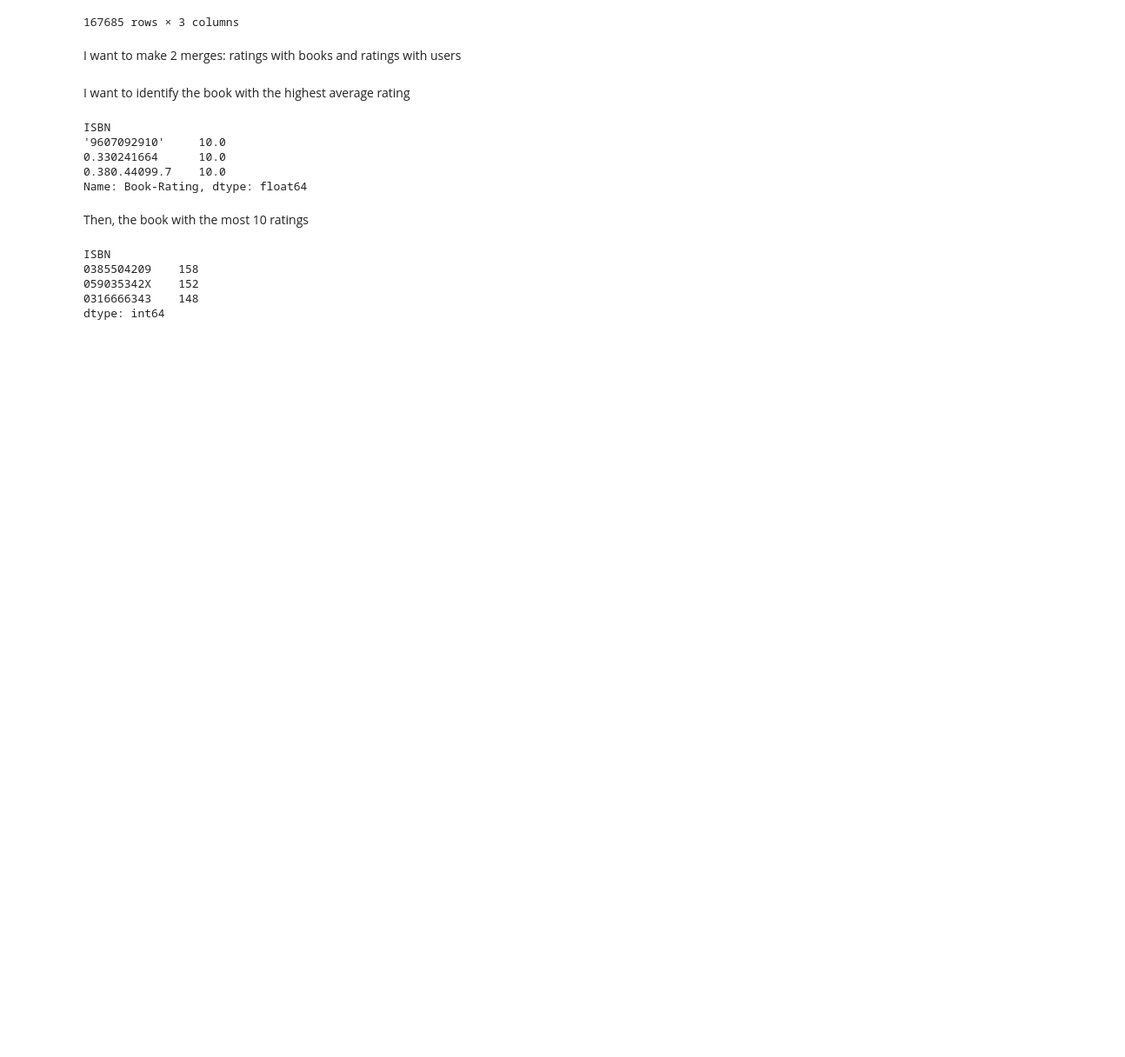
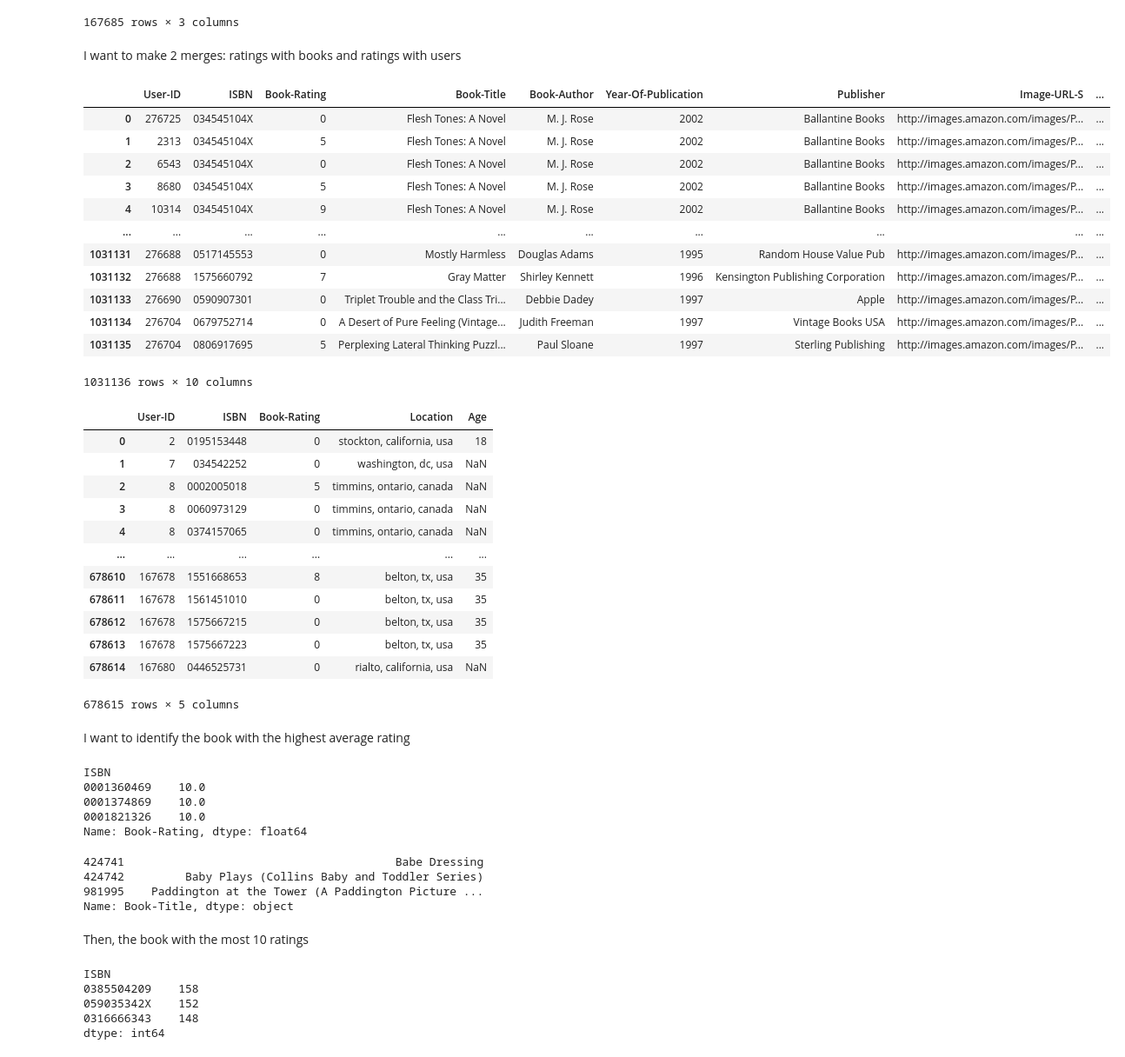
Before and after one commit to CalinZavoi/Book_Store, a Jupyter notebook: Zavoi_Calin_project.ipynb, the cells around one changed output. Shown at 87% size. Cells and saved outputs as stored; diff of their text form; code cells hidden in the pictures; blank space fills up the shorter version.

Commit message:
Obtain book titles

```diff
--- a/Zavoi_Calin_project.ipynb
+++ b/Zavoi_Calin_project.ipynb
@@ -158,5 +158,51 @@ display(users)
 167685 rows × 3 columns
 # %% [markdown]
 I want to make 2 merges: ratings with books and ratings with users
+# %%
+def merge_unique_col(left_df, right_df, left_index, right_index):
+
+  merged_df = left_df.merge(right_df, left_on=left_index, right_on = right_index, suffixes=('', '_remove'))
+
+  merged_df.drop(
+              [i for i in merged_df.columns if 'remove' in i],
+               axis=1, inplace=True
+               )
+
+  return merged_df
+
+ratings_books = merge_unique_col(ratings, books, 'ISBN', 'ISBN')
+
+display(ratings_books)
+
+ratings_users = merge_unique_col(ratings, users, 'User-ID', 'User-ID')
+
+display(ratings_users)
+# %% [output]
+|  | User-ID | ISBN | Book-Rating | Book-Title | Book-Author | Year-Of-Publication | Publisher | Image-URL-S | ... |
+| 0 | 276725 | 034545104X | 0 | Flesh Tones: A Novel | M. J. Rose | 2002 | Ballantine Books | http://images.amazon.com/images/P... | ... |
+| 1 | 2313 | 034545104X | 5 | Flesh Tones: A Novel | M. J. Rose | 2002 | Ballantine Books | http://images.amazon.com/images/P... | ... |
+| 2 | 6543 | 034545104X | 0 | Flesh Tones: A Novel | M. J. Rose | 2002 | Ballantine Books | http://images.amazon.com/images/P... | ... |
+| 3 | 8680 | 034545104X | 5 | Flesh Tones: A Novel | M. J. Rose | 2002 | Ballantine Books | http://images.amazon.com/images/P... | ... |
+| 4 | 10314 | 034545104X | 9 | Flesh Tones: A Novel | M. J. Rose | 2002 | Ballantine Books | http://images.amazon.com/images/P... | ... |
+| ... | ... | ... | ... | ... | ... | ... | ... | ... | ... |
+| 1031131 | 276688 | 0517145553 | 0 | Mostly Harmless | Douglas Adams | 1995 | Random House Value Pub | http://images.amazon.com/images/P... | ... |
+| 1031132 | 276688 | 1575660792 | 7 | Gray Matter | Shirley Kennett | 1996 | Kensington Publishing Corporation | http://images.amazon.com/images/P... | ... |
+| 1031133 | 276690 | 0590907301 | 0 | Triplet Trouble and the Class Tri... | Debbie Dadey | 1997 | Apple | http://images.amazon.com/images/P... | ... |
+| 1031134 | 276704 | 0679752714 | 0 | A Desert of Pure Feeling (Vintage... | Judith Freeman | 1997 | Vintage Books USA | http://images.amazon.com/images/P... | ... |
+| 1031135 | 276704 | 0806917695 | 5 | Perplexing Lateral Thinking Puzzl... | Paul Sloane | 1997 | Sterling Publishing | http://images.amazon.com/images/P... | ... |
+1031136 rows × 10 columns
+|  | User-ID | ISBN | Book-Rating | Location | Age |
+| 0 | 2 | 0195153448 | 0 | stockton, california, usa | 18 |
+| 1 | 7 | 034542252 | 0 | washington, dc, usa | NaN |
+| 2 | 8 | 0002005018 | 5 | timmins, ontario, canada | NaN |
+| 3 | 8 | 0060973129 | 0 | timmins, ontario, canada | NaN |
+| 4 | 8 | 0374157065 | 0 | timmins, ontario, canada | NaN |
+| ... | ... | ... | ... | ... | ... |
+| 678610 | 167678 | 1551668653 | 8 | belton, tx, usa | 35 |
+| 678611 | 167678 | 1561451010 | 0 | belton, tx, usa | 35 |
+| 678612 | 167678 | 1575667215 | 0 | belton, tx, usa | 35 |
+| 678613 | 167678 | 1575667223 | 0 | belton, tx, usa | 35 |
+| 678614 | 167680 | 0446525731 | 0 | rialto, california, usa | NaN |
+678615 rows × 5 columns
 # %% [markdown]
 I want to identify the book with the highest average rating
@@ -163,15 +211,24 @@ I want to identify the book with the highest average rating
 # %%
-average_ratings = ratings.groupby('ISBN')['Book-Rating'].mean()
+average_ratings = ratings_books.groupby('ISBN')['Book-Rating'].mean()
 
 highest_average_rating_isbn = average_ratings.nlargest(3)
 
 print(highest_average_rating_isbn)
 # %% [output]
 ISBN
-'9607092910'     10.0
-0.330241664      10.0
-0.380.44099.7    10.0
+0001360469    10.0
+0001374869    10.0
+0001821326    10.0
 Name: Book-Rating, dtype: float64
+# %%
+highest_average_rating_books = ratings_books[ratings_books['ISBN'].isin(highest_average_rating_isbn.index)]
+
+print(highest_average_rating_books['Book-Title'])
+# %% [output]
+424741                                        Babe Dressing
+424742         Baby Plays (Collins Baby and Toddler Series)
+981995    Paddington at the Tower (A Paddington Picture ...
+Name: Book-Title, dtype: object
 # %% [markdown]
 Then, the book with the most 10 ratings
 # %%
```
Also changed, not shown: parts of 8 cells of this notebook.
